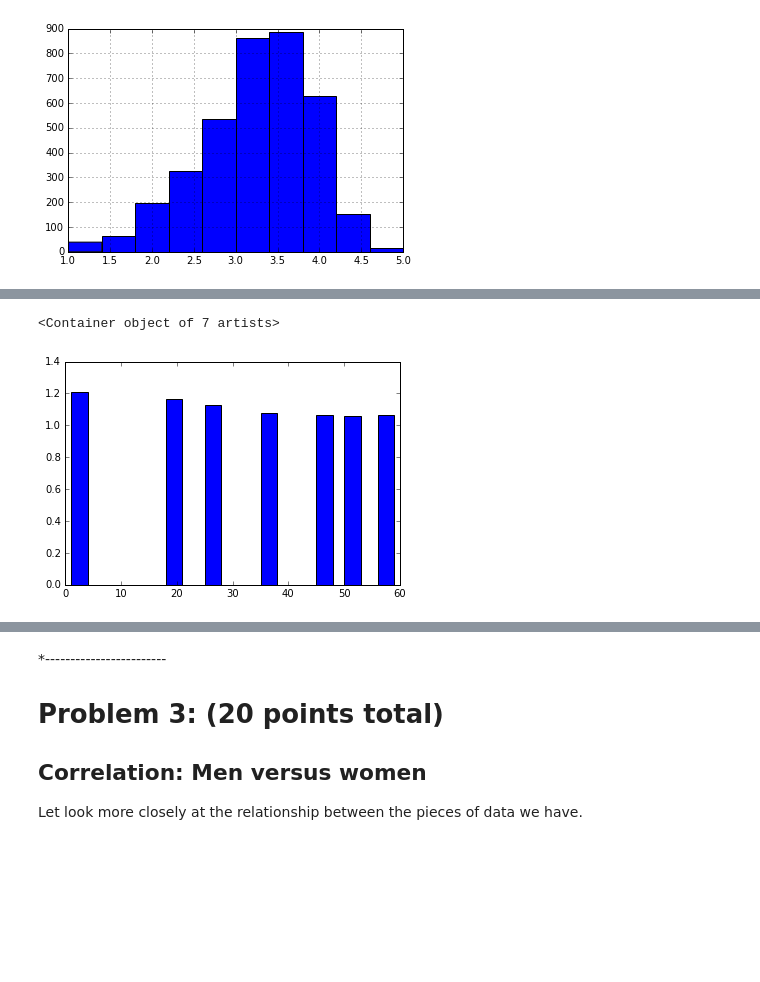
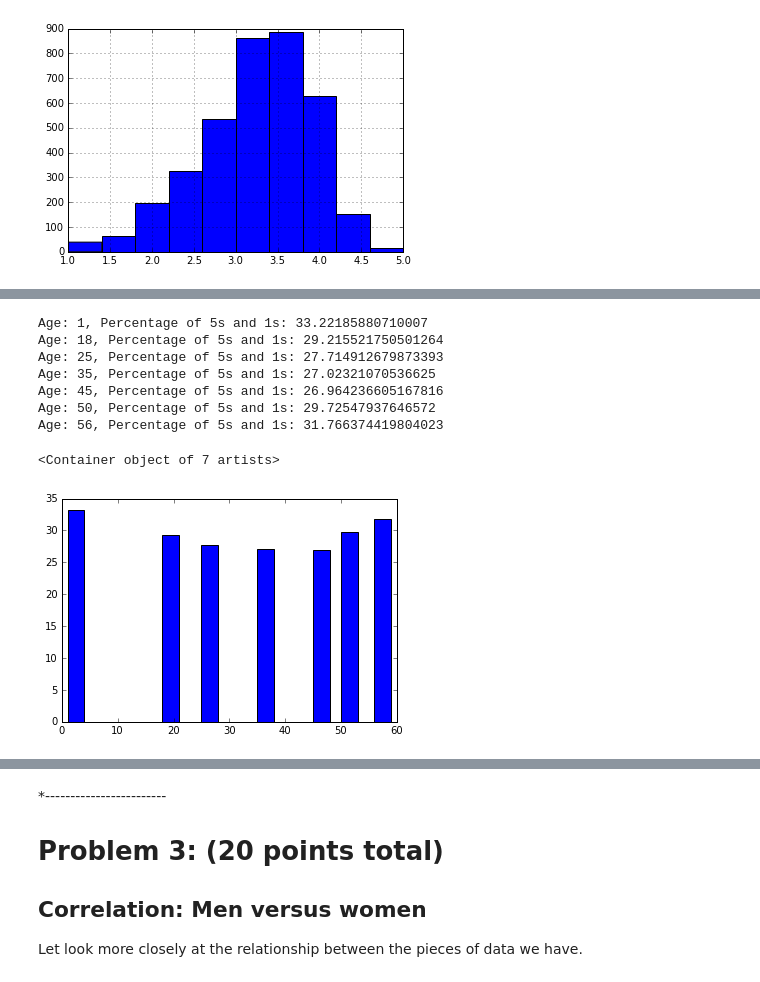
Before and after one commit to MBeaulieu22/casestudy2, a Jupyter notebook: CaseStudy2.ipynb, the cells around one changed output, grey strips where cells are left out. Cells and saved outputs as stored; diff of their text form; code cells hidden in the pictures; blank space fills up the shorter version.

```diff
--- a/CaseStudy2.ipynb
+++ b/CaseStudy2.ipynb
@@ -283,10 +313,21 @@ Younger and older more polarized
 # %%
-stds = []
+percts = []
 for a in AGES:
     d = data[data['age'] == a]
-    stds.append(d['rating'].std())
+    total = len(d)
+    d=d[(d['rating'] == 1) | (d['rating'] == 5)]
+    fives_and_ones = len(d)
+    percts.append(100* fives_and_ones / total)
+    print ('Age: {}, Percentage of 5s and 1s: {}'.format(a, (100* fives_and_ones / total)))
 
-plt.bar(AGES, stds, 3)
+plt.bar(AGES, percts, 3)
 # %% [output]
-<Container object of 7 artists>
+Age: 1, Percentage of 5s and 1s: 33.22185880710007
+Age: 18, Percentage of 5s and 1s: 29.215521750501264
+Age: 25, Percentage of 5s and 1s: 27.714912679873393
+Age: 35, Percentage of 5s and 1s: 27.02321070536625
+Age: 45, Percentage of 5s and 1s: 26.964236605167816
+Age: 50, Percentage of 5s and 1s: 29.72547937646572
+Age: 56, Percentage of 5s and 1s: 31.766374419804023
+<Container object of 7 artists>
-[figure, old version]
+[figure, new version]
```
Also changed, not shown: parts of 31 cells of this notebook.
